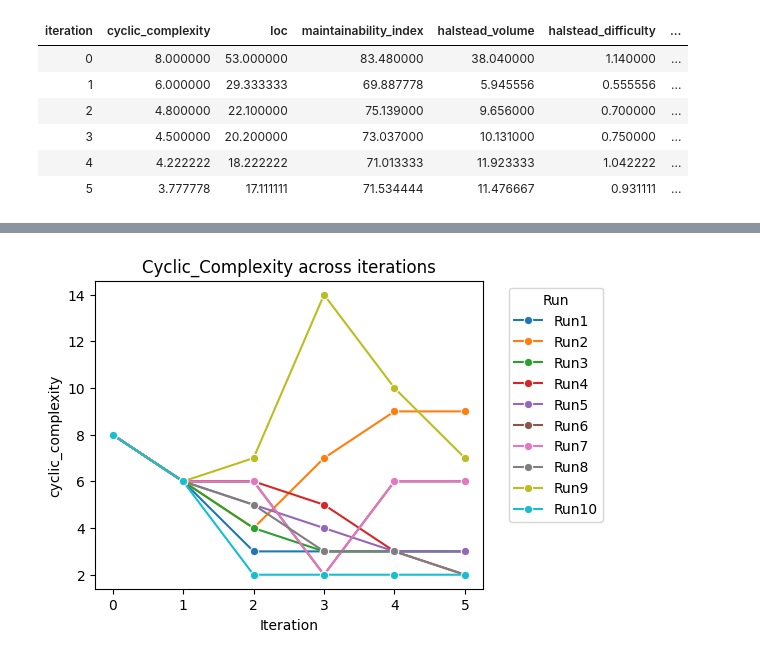
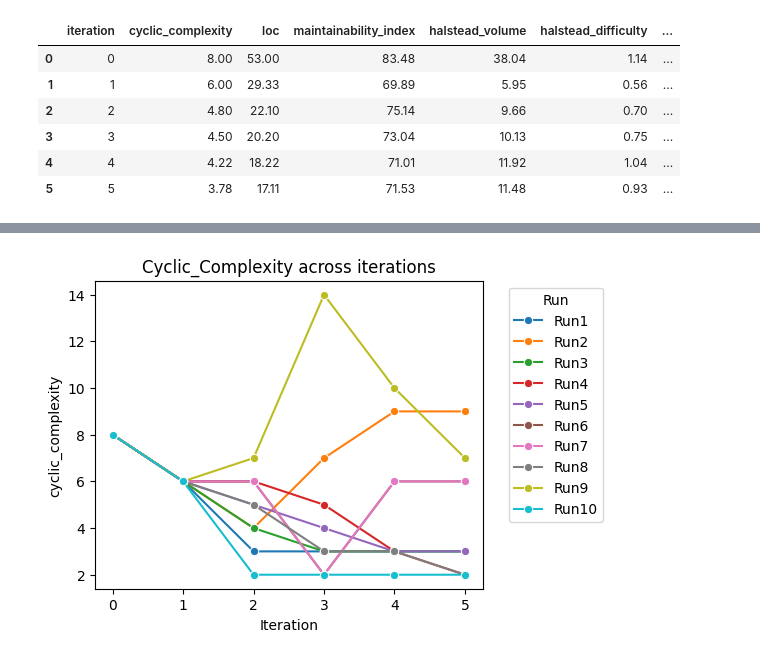
Before and after one commit to MileyNg/Code-Refactoring-Assistant, a Jupyter notebook: script/create_plot.ipynb, the cells around one changed output, grey strips where cells are left out. Saved outputs shown, nothing was run; the diff lists cells and outputs as text; code cells hidden in the pictures.

```diff
--- a/script/create_plot.ipynb
+++ b/script/create_plot.ipynb
@@ -119,14 +120,15 @@ combined_test_code_mean_metrics_overall.style.hide()
 # %%
+# overall average metrics per iteration of test_code
 combined_test_code_mean_metrics_overall_test_code = accepted_only_df_test_code.groupby("iteration").mean(numeric_only=True).reset_index()
-combined_test_code_mean_metrics_overall_test_code.style.hide()
+combined_test_code_mean_metrics_overall_test_code.round(2)
 # %% [output]
-| iteration | cyclic_complexity | loc | maintainability_index | halstead_volume | halstead_difficulty | ... |
-| 0 | 8.000000 | 53.000000 | 83.480000 | 38.040000 | 1.140000 | ... |
-| 1 | 6.000000 | 29.333333 | 69.887778 | 5.945556 | 0.555556 | ... |
-| 2 | 4.800000 | 22.100000 | 75.139000 | 9.656000 | 0.700000 | ... |
-| 3 | 4.500000 | 20.200000 | 73.037000 | 10.131000 | 0.750000 | ... |
-| 4 | 4.222222 | 18.222222 | 71.013333 | 11.923333 | 1.042222 | ... |
-| 5 | 3.777778 | 17.111111 | 71.534444 | 11.476667 | 0.931111 | ... |
+|  | iteration | cyclic_complexity | loc | maintainability_index | halstead_volume | halstead_difficulty | ... |
+| 0 | 0 | 8.00 | 53.00 | 83.48 | 38.04 | 1.14 | ... |
+| 1 | 1 | 6.00 | 29.33 | 69.89 | 5.95 | 0.56 | ... |
+| 2 | 2 | 4.80 | 22.10 | 75.14 | 9.66 | 0.70 | ... |
+| 3 | 3 | 4.50 | 20.20 | 73.04 | 10.13 | 0.75 | ... |
+| 4 | 4 | 4.22 | 18.22 | 71.01 | 11.92 | 1.04 | ... |
+| 5 | 5 | 3.78 | 17.11 | 71.53 | 11.48 | 0.93 | ... |
 # %%
 # plotting metrics across iterations
 def plot_metric(metric):
```
Also changed, not shown: parts of 9 cells of this notebook, 1 other file.
